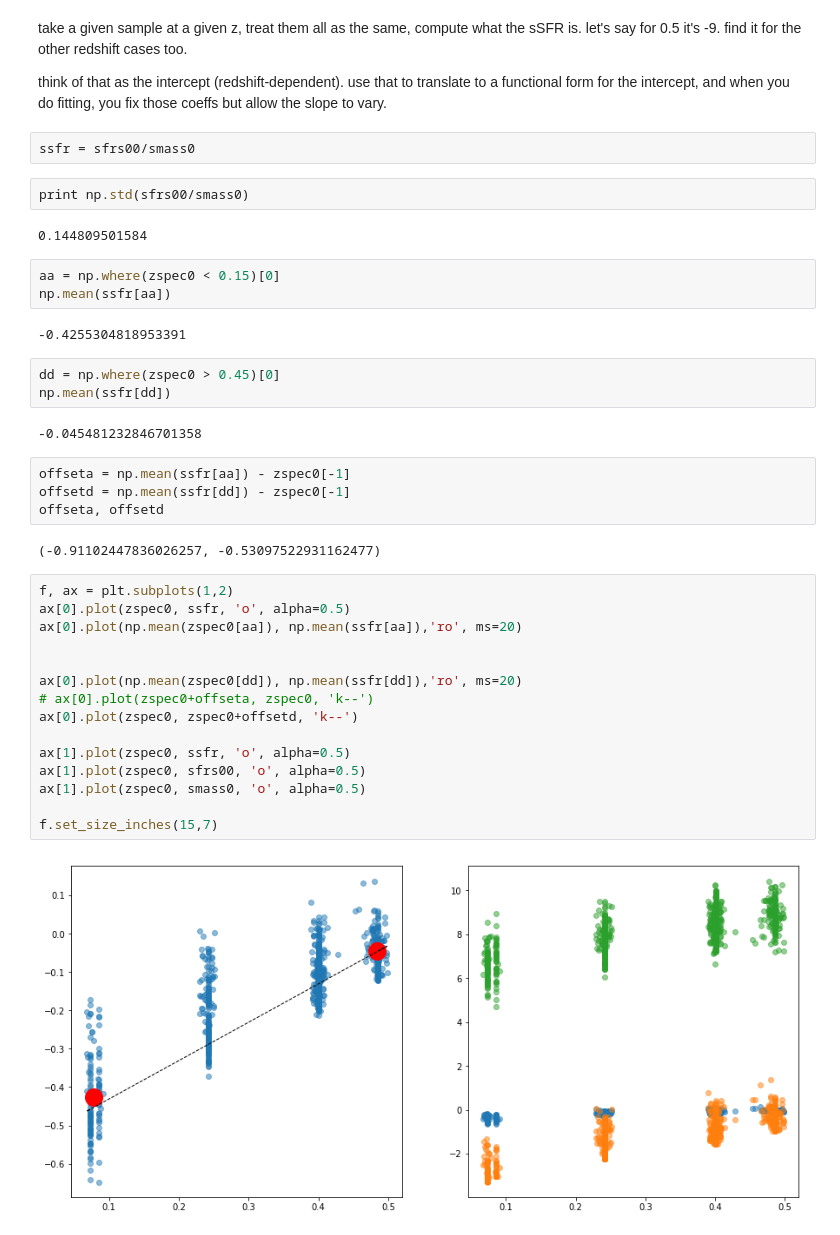
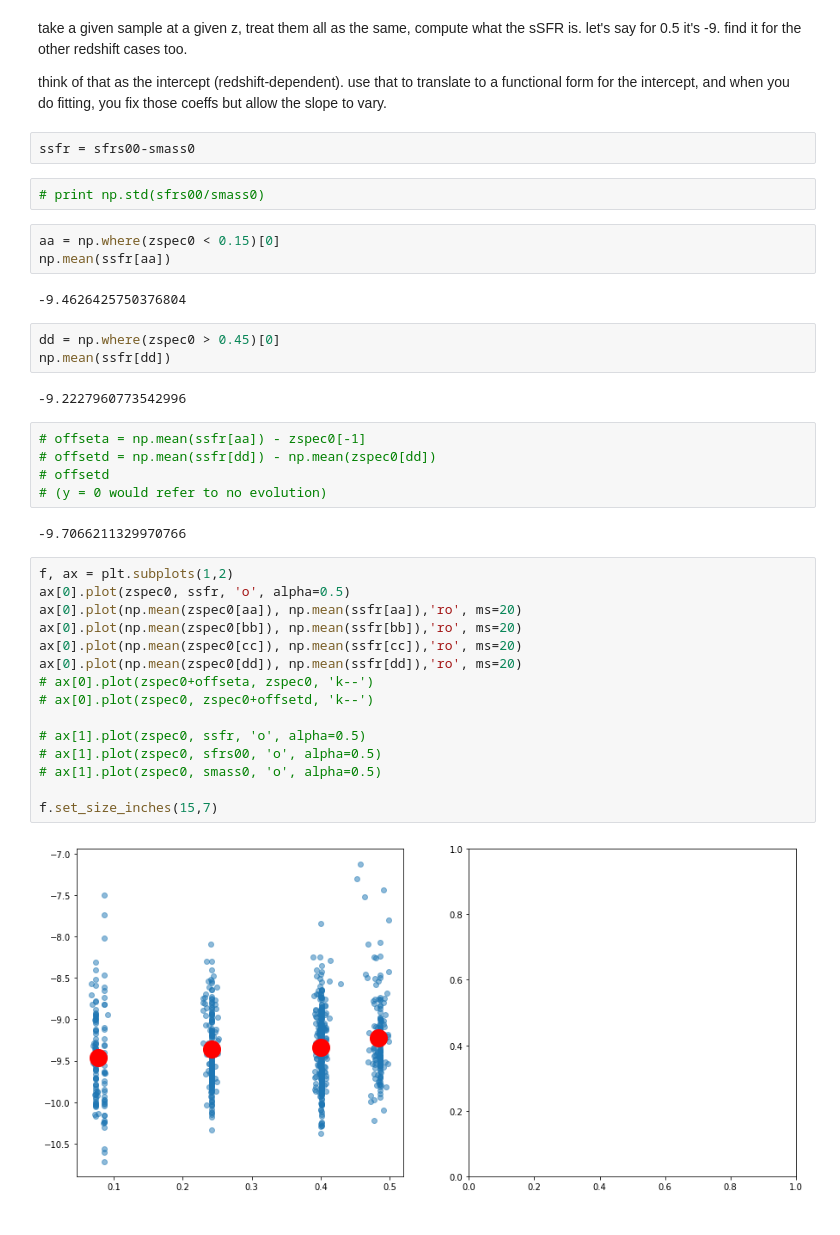
Before and after one commit to kaitshin/LowM_MainSequence, a Jupyter notebook: redshift_dependency.ipynb, the cells around one changed output. Saved outputs shown, nothing was run; the diff lists cells and outputs as text.

```diff
--- a/redshift_dependency.ipynb
+++ b/redshift_dependency.ipynb
@@ -1056,41 +1058,40 @@ take a given sample at a given z, treat them all as the same, compute what the s
 
 think of that as the intercept (redshift-dependent). use that to translate to a functional form for the intercept, and when you do fitting, you fix those coeffs but allow the slope to vary.
 # %%
-ssfr = sfrs00/smass0
+ssfr = sfrs00-smass0
 # %%
-print np.std(sfrs00/smass0)
+# print np.std(sfrs00/smass0)
-# %% [output]
-0.144809501584
 # %%
 aa = np.where(zspec0 < 0.15)[0]
 np.mean(ssfr[aa])
 # %% [output]
--0.4255304818953391
+-9.4626425750376804
 # %%
 dd = np.where(zspec0 > 0.45)[0]
 np.mean(ssfr[dd])
 # %% [output]
--0.045481232846701358
+-9.2227960773542996
 # %%
-offseta = np.mean(ssfr[aa]) - zspec0[-1]
-offsetd = np.mean(ssfr[dd]) - zspec0[-1]
-offseta, offsetd
+# offseta = np.mean(ssfr[aa]) - zspec0[-1]
+# offsetd = np.mean(ssfr[dd]) - np.mean(zspec0[dd])
+# offsetd
+# (y = 0 would refer to no evolution)
 # %% [output]
-(-0.91102447836026257, -0.53097522931162477)
+-9.7066211329970766
 # %%
 f, ax = plt.subplots(1,2)
 ax[0].plot(zspec0, ssfr, 'o', alpha=0.5)
 ax[0].plot(np.mean(zspec0[aa]), np.mean(ssfr[aa]),'ro', ms=20)
-
-
+ax[0].plot(np.mean(zspec0[bb]), np.mean(ssfr[bb]),'ro', ms=20)
+ax[0].plot(np.mean(zspec0[cc]), np.mean(ssfr[cc]),'ro', ms=20)
 ax[0].plot(np.mean(zspec0[dd]), np.mean(ssfr[dd]),'ro', ms=20)
 # ax[0].plot(zspec0+offseta, zspec0, 'k--')
-ax[0].plot(zspec0, zspec0+offsetd, 'k--')
+# ax[0].plot(zspec0, zspec0+offsetd, 'k--')
 
-ax[1].plot(zspec0, ssfr, 'o', alpha=0.5)
-ax[1].plot(zspec0, sfrs00, 'o', alpha=0.5)
-ax[1].plot(zspec0, smass0, 'o', alpha=0.5)
+# ax[1].plot(zspec0, ssfr, 'o', alpha=0.5)
+# ax[1].plot(zspec0, sfrs00, 'o', alpha=0.5)
+# ax[1].plot(zspec0, smass0, 'o', alpha=0.5)
 
 f.set_size_inches(15,7)
 # %% [output]
-[figure, old version]
+[figure, new version]
```
Also changed, not shown: parts of 7 cells of this notebook.
